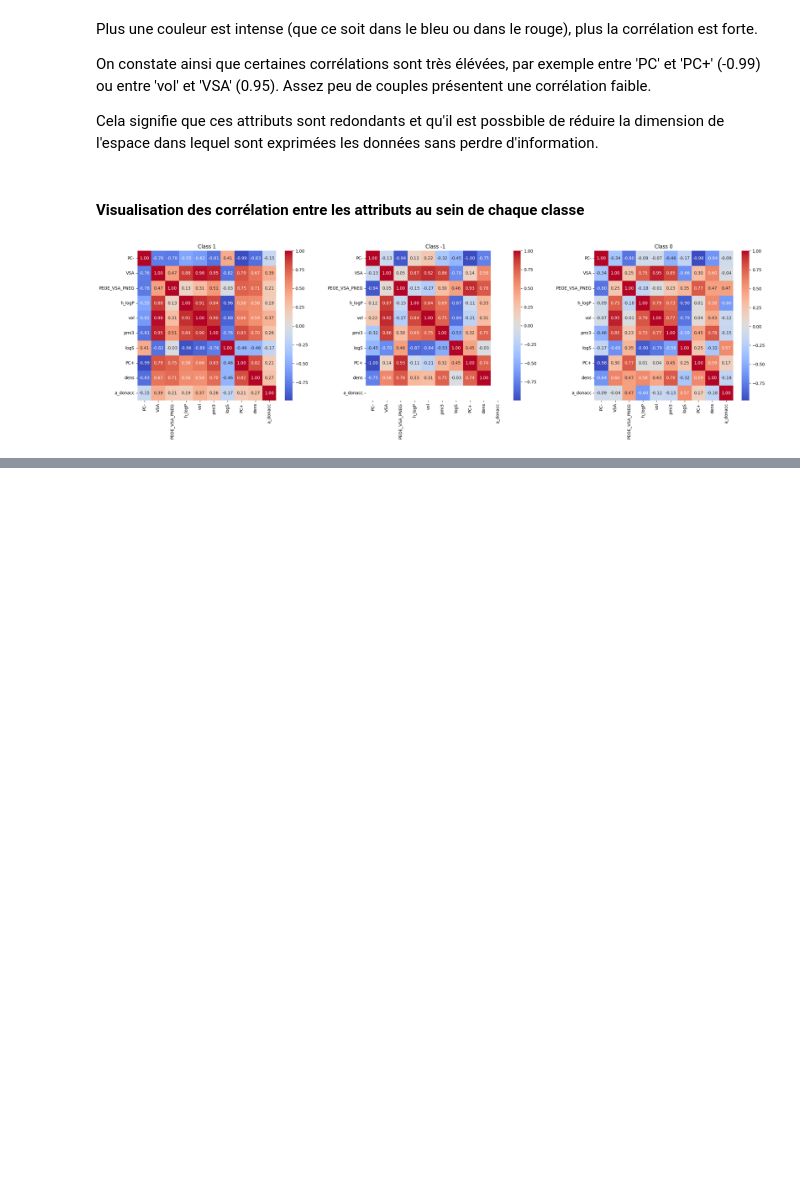
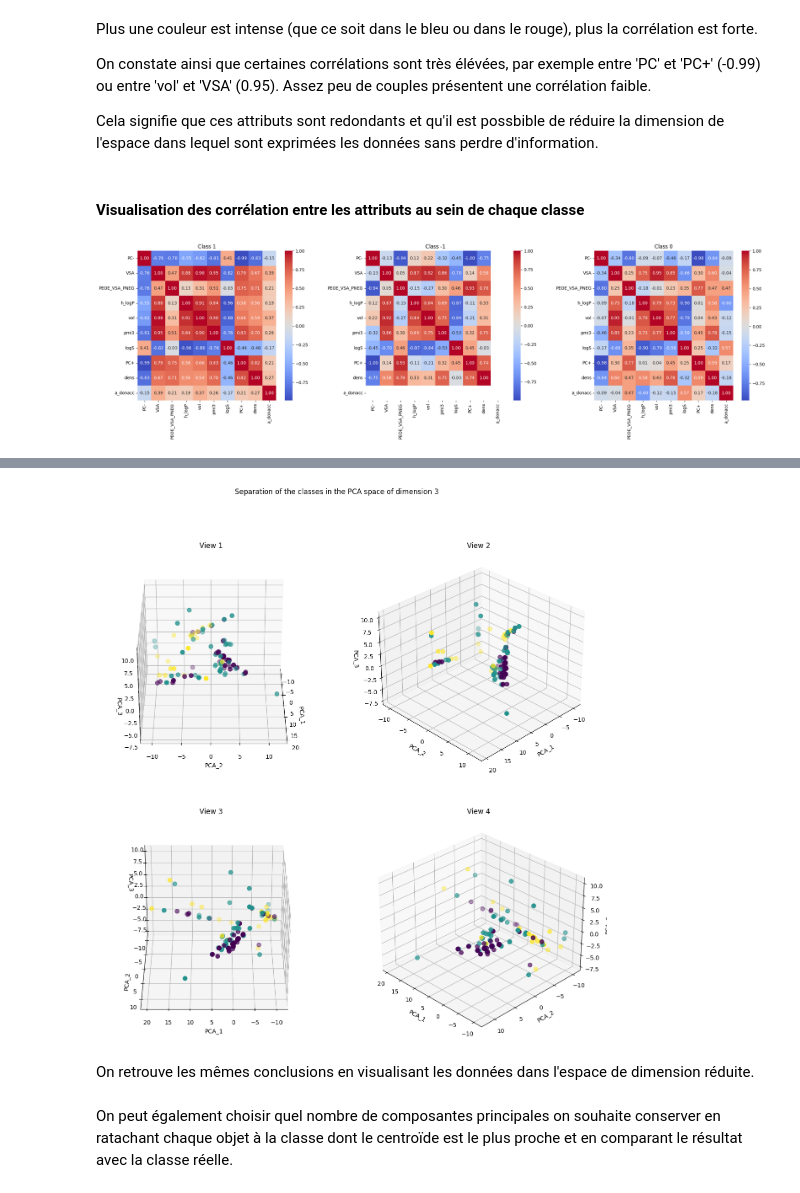
Before and after one commit to tom-sartori/BIN710, a Jupyter notebook: Tp1/groupe8_tp1.ipynb, the cells around one changed output, grey strips where cells are left out. Cells and saved outputs as stored; diff of their text form; code cells hidden in the pictures; blank space fills up the shorter version.

```diff
--- a/Tp1/groupe8_tp1.ipynb
+++ b/Tp1/groupe8_tp1.ipynb
@@ -244,0 +315,19 @@ plot_correlation_by_class(data, selected_features_XGB)
+# %%
+pca_features = add_PCA_features(data, 3)[['PCA_1', 'PCA_2', 'PCA_3']]
+fig = plt.figure(figsize=(15, 15))
+fig.suptitle('Separation of the classes in the PCA space of dimension 3')
+for i in range(4):
+    ax = fig.add_subplot(2, 2, i + 1, projection='3d')
+    ax.scatter(pca_features['PCA_1'], pca_features['PCA_2'], pca_features['PCA_3'], c=data['Class'], s=50, cmap='viridis')
+    ax.set_xlabel('PCA_1')
+    ax.set_ylabel('PCA_2')
+    ax.set_zlabel('PCA_3')
+    ax.view_init(30, 45 * i)
+    ax.set_title(f'View {i + 1}')
+plt.show()
+# %% [output]
+[figure, added]
+# %% [markdown]
+On retrouve les mêmes conclusions en visualisant les données dans l'espace de dimension réduite.
+# %% [markdown]
+On peut également choisir quel nombre de composantes principales on souhaite conserver en ratachant chaque objet à la classe dont le centroïde est le plus proche et en comparant le résultat avec la classe réelle.
```
Also changed, not shown: parts of 17 cells of this notebook.
